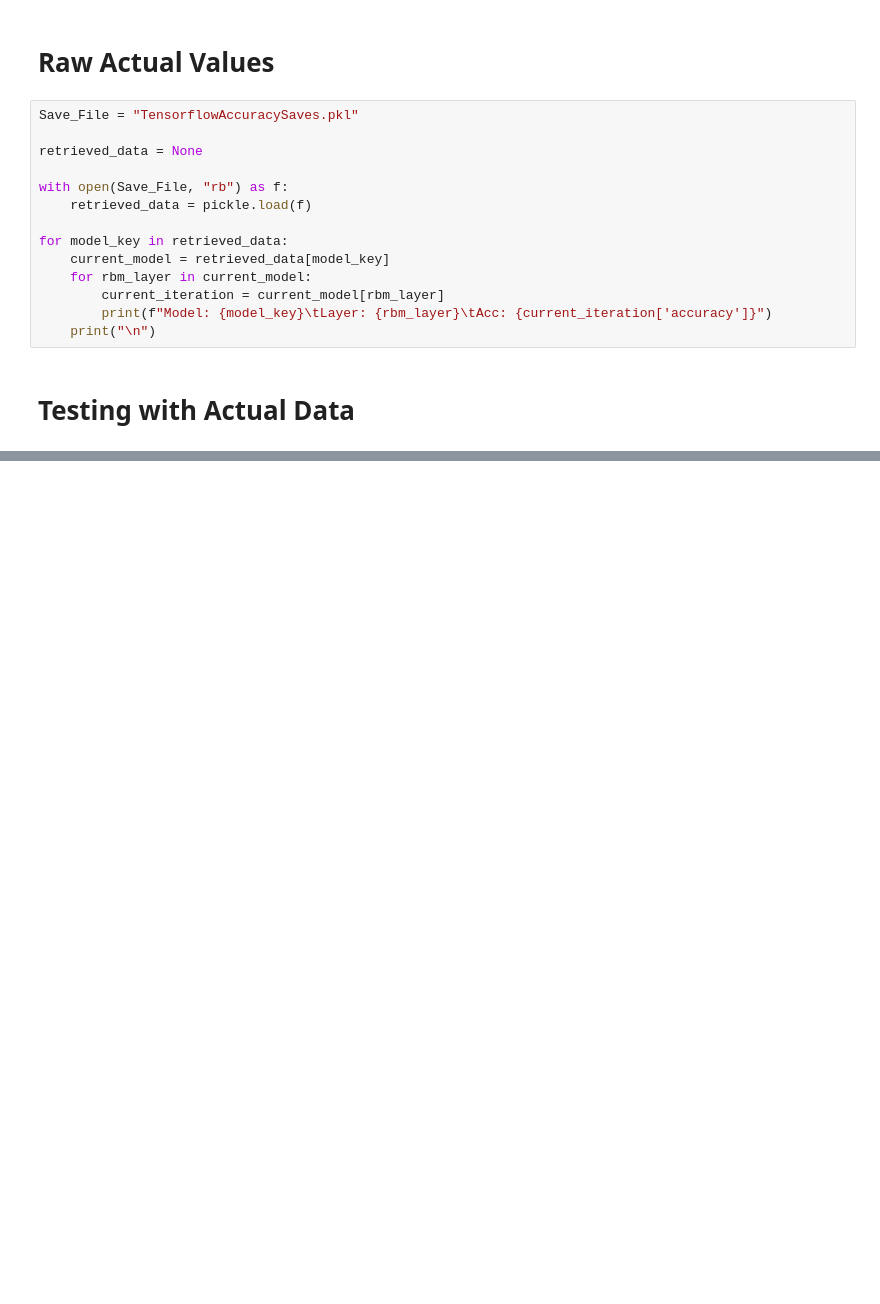
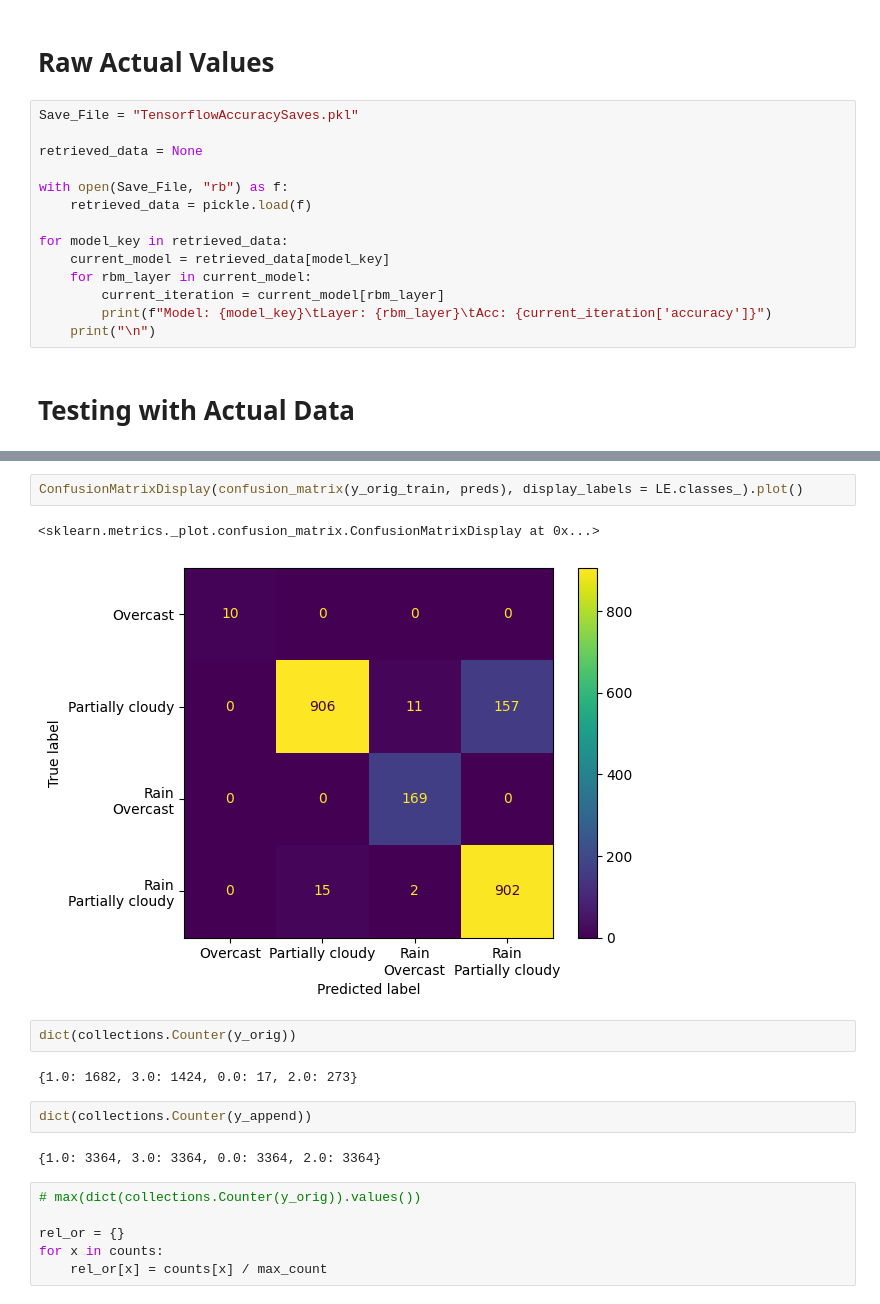
Before and after one commit to alaricespina/Thesis-Repository, a Jupyter notebook: Experimentation - Deep Belief Networks/Final Model Files/ResultsViewer.ipynb, the cells around one changed output, grey strips where cells are left out. Drawn from its saved outputs; the diff is of its cells as text; blank space fills up the shorter version.

```diff
--- a/Experimentation - Deep Belief Networks/Final Model Files/ResultsViewer.ipynb
+++ b/Experimentation - Deep Belief Networks/Final Model Files/ResultsViewer.ipynb
@@ -104,0 +213,19 @@ See the caveats in the documentation: https://pandas.pydata.org/pandas-docs/stab
+# %%
+ConfusionMatrixDisplay(confusion_matrix(y_orig_train, preds), display_labels = LE.classes_).plot()
+# %% [output]
+<sklearn.metrics._plot.confusion_matrix.ConfusionMatrixDisplay at 0x...>
+[figure, added]
+# %%
+dict(collections.Counter(y_orig))
+# %% [output]
+{1.0: 1682, 3.0: 1424, 0.0: 17, 2.0: 273}
+# %%
+dict(collections.Counter(y_append))
+# %% [output]
+{1.0: 3364, 3.0: 3364, 0.0: 3364, 2.0: 3364}
+# %%
+# max(dict(collections.Counter(y_orig)).values())
+
+rel_or = {}
+for x in counts:
+    rel_or[x] = counts[x] / max_count
```
Also changed, not shown: parts of 24 cells of this notebook, 2 other files.
